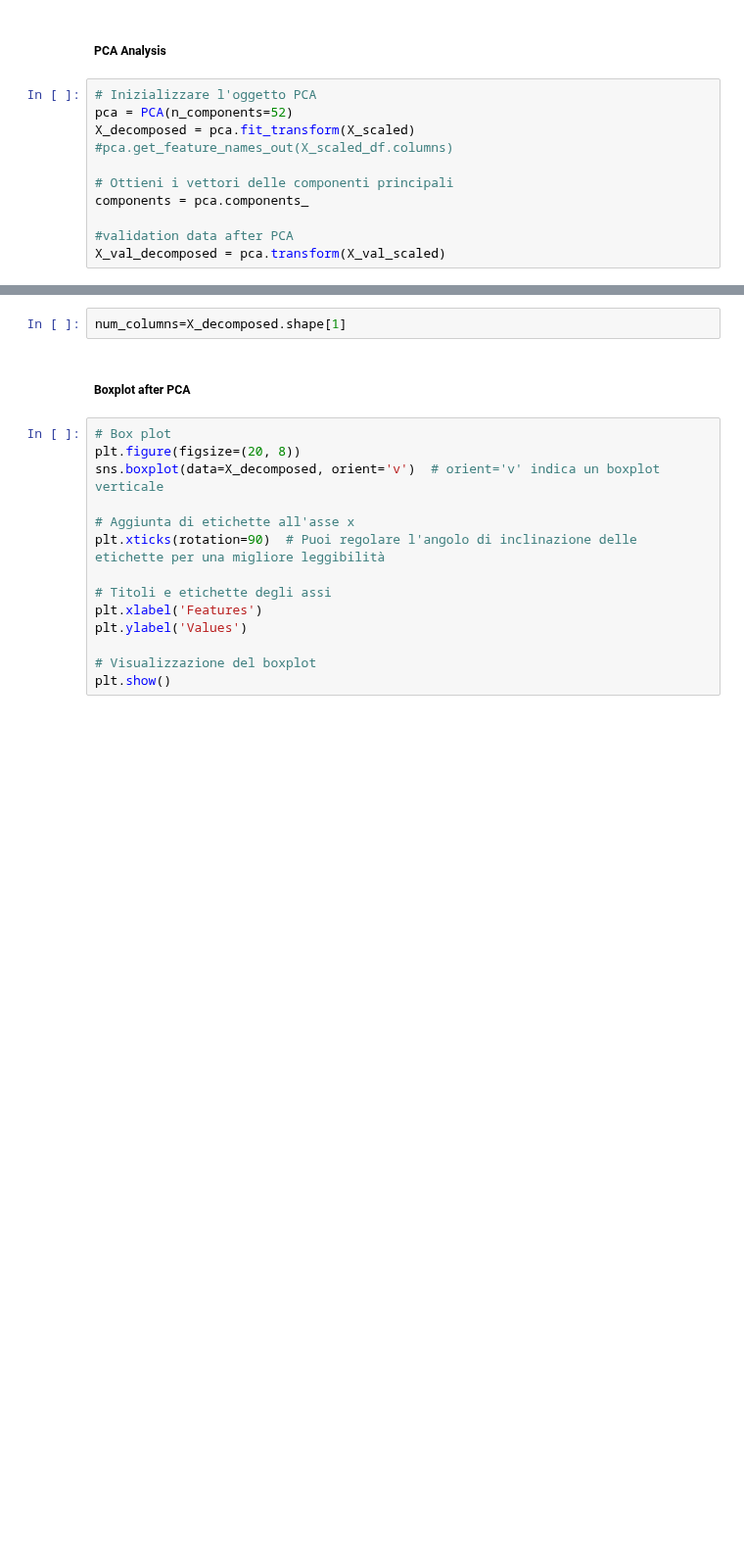
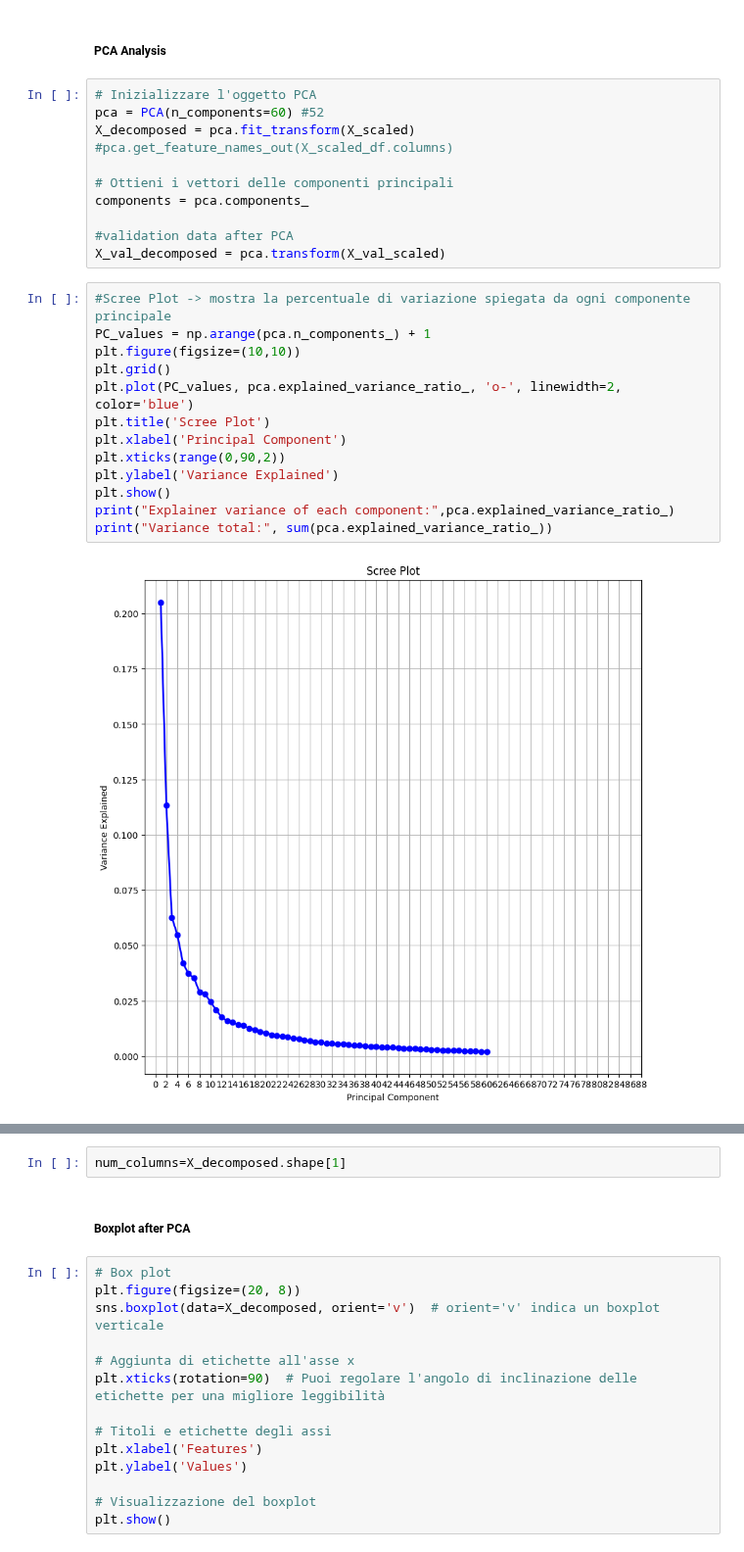
Before and after one commit to gabM27/audio-track-year-recognizer, a Jupyter notebook: TrainingModule/main.ipynb, the cells around one changed output, grey strips where cells are left out. Shown at 98% size. Saved outputs shown, nothing was run; the diff lists cells and outputs as text; blank space fills up the shorter version.

```diff
--- a/TrainingModule/main.ipynb
+++ b/TrainingModule/main.ipynb
@@ -686,7 +599,7 @@ Text(0.5, 0.85, '95% cut-off threshold')
 ##### PCA Analysis
 # %%
 # Inizializzare l'oggetto PCA
-pca = PCA(n_components=52)
+pca = PCA(n_components=60) #52
 X_decomposed = pca.fit_transform(X_scaled)
 #pca.get_feature_names_out(X_scaled_df.columns)
 
@@ -695,3 +608,18 @@ components = pca.components_
 
 #validation data after PCA
 X_val_decomposed = pca.transform(X_val_scaled)
+# %%
+#Scree Plot -> mostra la percentuale di variazione spiegata da ogni componente principale
+PC_values = np.arange(pca.n_components_) + 1
+plt.figure(figsize=(10,10))
+plt.grid()
+plt.plot(PC_values, pca.explained_variance_ratio_, 'o-', linewidth=2, color='blue')
+plt.title('Scree Plot')
+plt.xlabel('Principal Component')
+plt.xticks(range(0,90,2))
+plt.ylabel('Variance Explained')
+plt.show()
+print("Explainer variance of each component:",pca.explained_variance_ratio_)
+print("Variance total:", sum(pca.explained_variance_ratio_))
+# %% [output]
+[figure, added]
```
Also changed, not shown: parts of 20 cells of this notebook.
